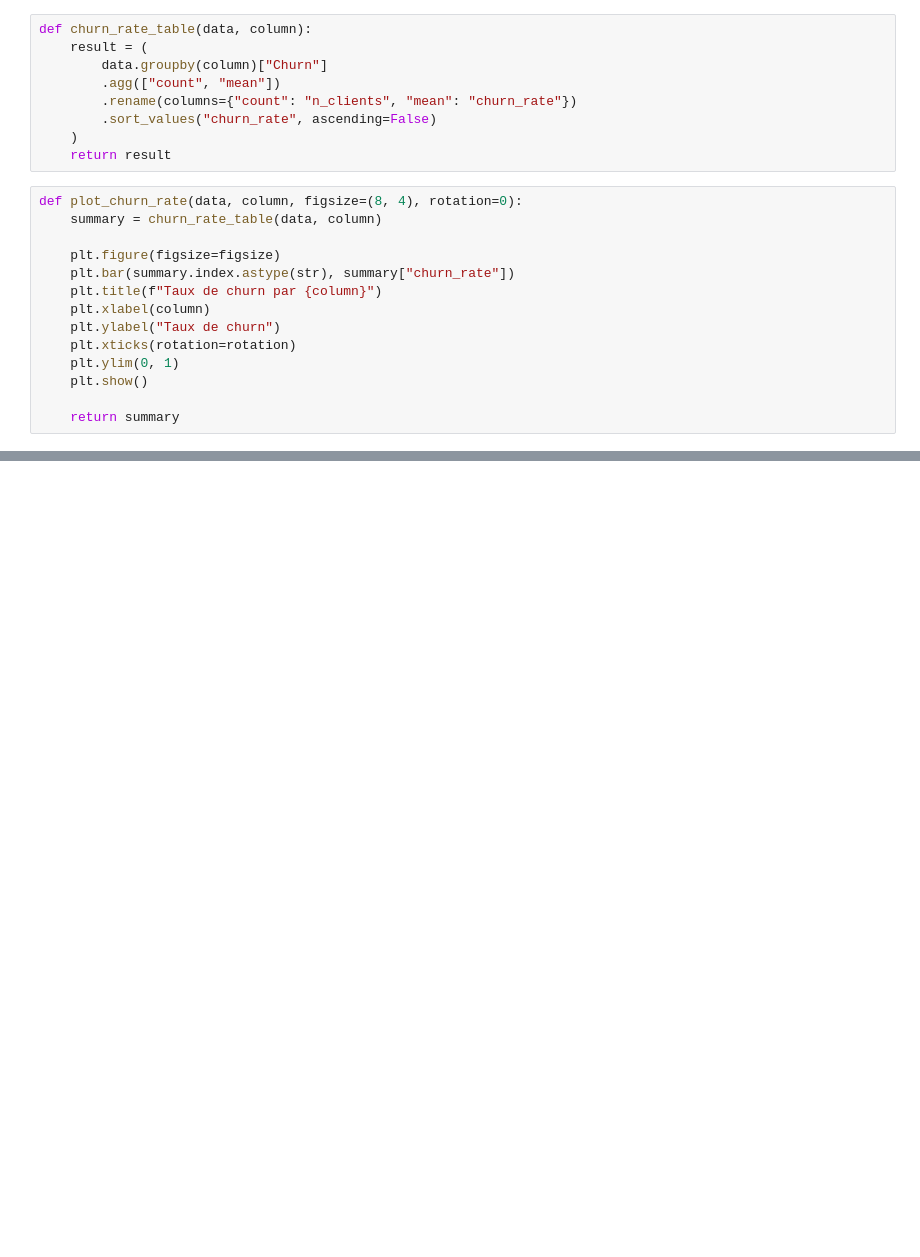
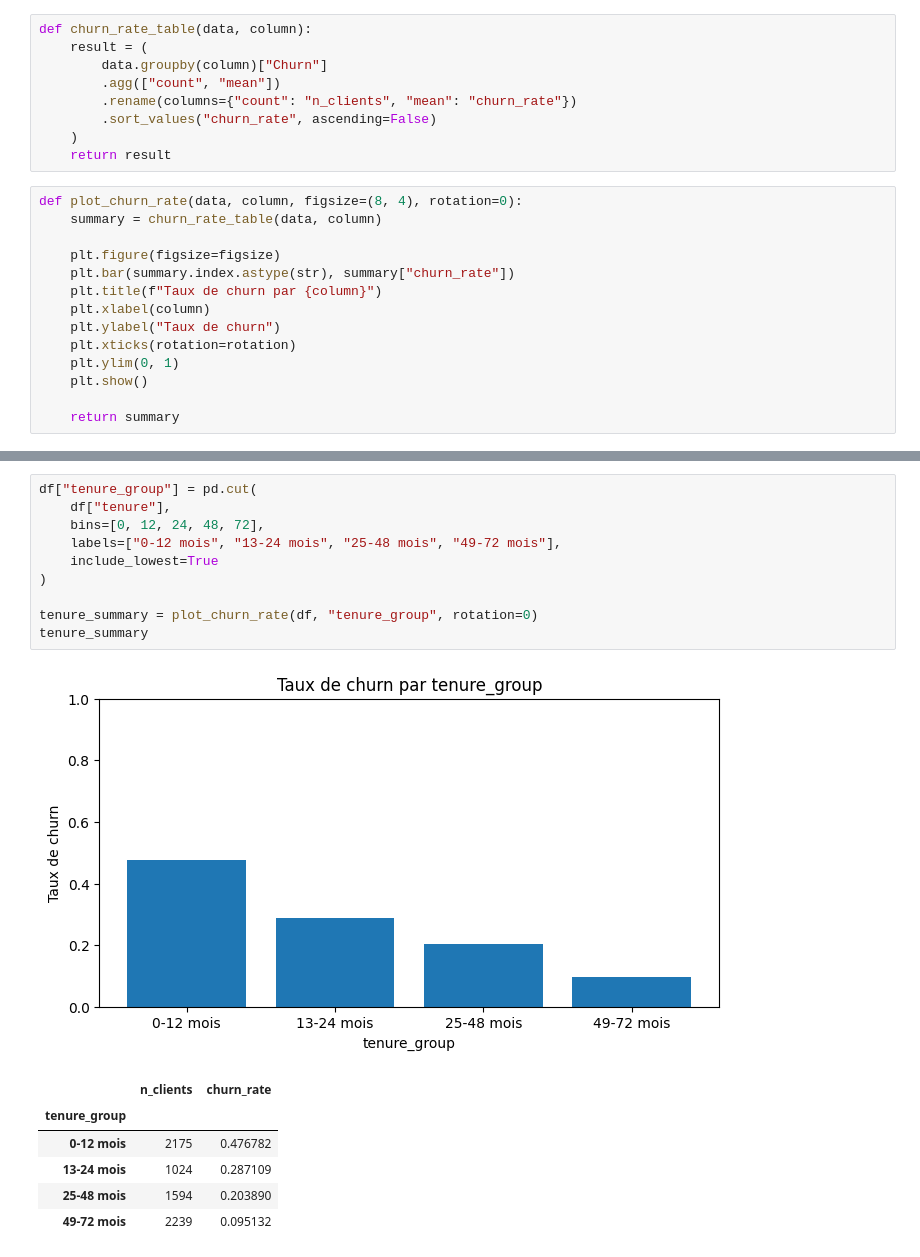
Before and after one commit to QuentinGense-hub/customer-churn-marketing, a Jupyter notebook: notebook/02_eda_marketing.ipynb, the cells around one changed output, grey strips where cells are left out. Saved outputs shown, nothing was run; the diff lists cells and outputs as text; blank space fills up the shorter version.

```diff
--- a/notebook/02_eda_marketing.ipynb
+++ b/notebook/02_eda_marketing.ipynb
@@ -35,0 +79,18 @@ def plot_churn_rate(data, column, figsize=(8, 4), rotation=0):
+# %%
+df["tenure_group"] = pd.cut(
+    df["tenure"],
+    bins=[0, 12, 24, 48, 72],
+    labels=["0-12 mois", "13-24 mois", "25-48 mois", "49-72 mois"],
+    include_lowest=True
+)
+
+tenure_summary = plot_churn_rate(df, "tenure_group", rotation=0)
+tenure_summary
+# %% [output]
+[figure, added]
+|  | n_clients | churn_rate |
+| tenure_group |  |  |
+| 0-12 mois | 2175 | 0.476782 |
+| 13-24 mois | 1024 | 0.287109 |
+| 25-48 mois | 1594 | 0.203890 |
+| 49-72 mois | 2239 | 0.095132 |
```
Also changed, not shown: parts of 37 cells of this notebook, 2 other files.
